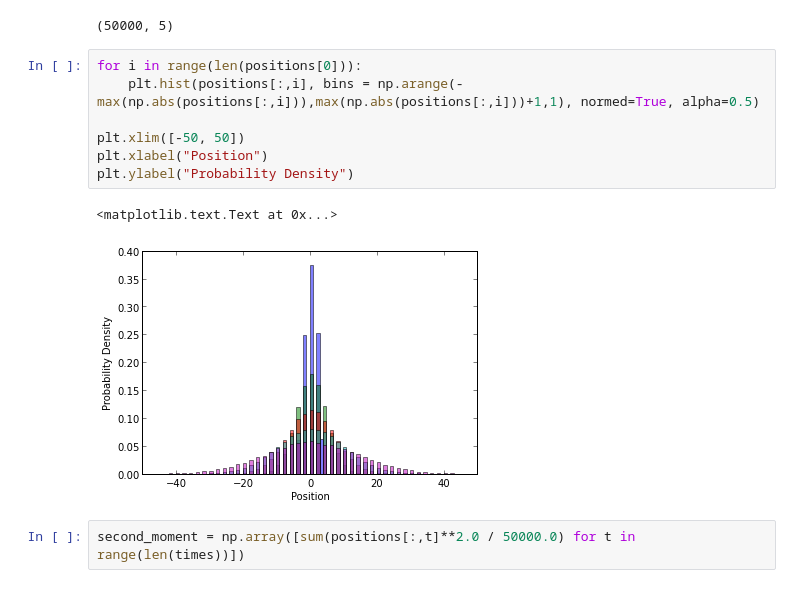
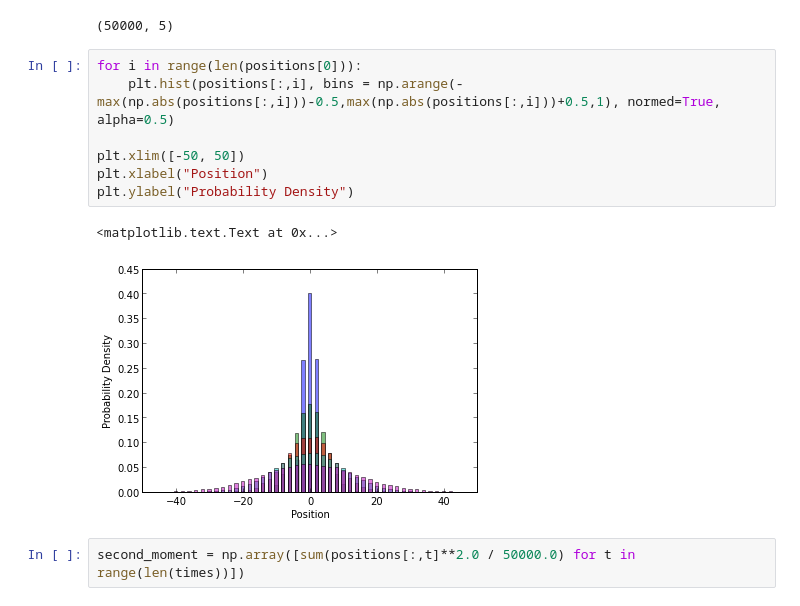
Before and after one commit to aespinosav/scientific-computing, a Jupyter notebook: Assesment.ipynb, the cells around one changed output. Drawn from its saved outputs; the diff is of its cells as text.

```diff
--- a/Assesment.ipynb
+++ b/Assesment.ipynb
@@ -473,14 +477,14 @@ np.shape(positions)
 (50000, 5)
 # %%
 for i in range(len(positions[0])):
-    plt.hist(positions[:,i], bins = np.arange(-max(np.abs(positions[:,i])),max(np.abs(positions[:,i]))+1,1), normed=True, alpha=0.5)
+    plt.hist(positions[:,i], bins = np.arange(-max(np.abs(positions[:,i]))-0.5,max(np.abs(positions[:,i]))+0.5,1), normed=True, alpha=0.5)
 
 plt.xlim([-50, 50])
 plt.xlabel("Position")
 plt.ylabel("Probability Density")
 # %% [output]
 <matplotlib.text.Text at 0x...>
-[figure, old version]
+[figure, new version]
 # %%
 second_moment = np.array([sum(positions[:,t]**2.0 / 50000.0) for t in range(len(times))])
 # %%
```
Also changed, not shown: parts of 18 cells of this notebook, 2 other files.
